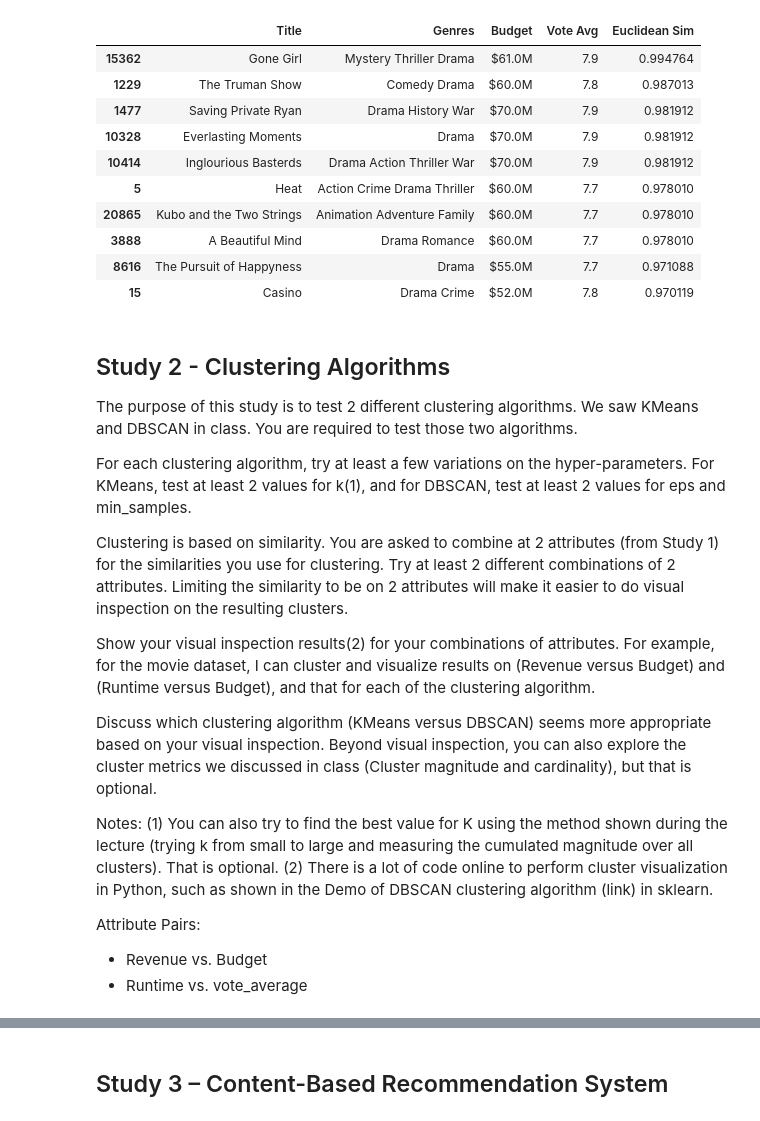
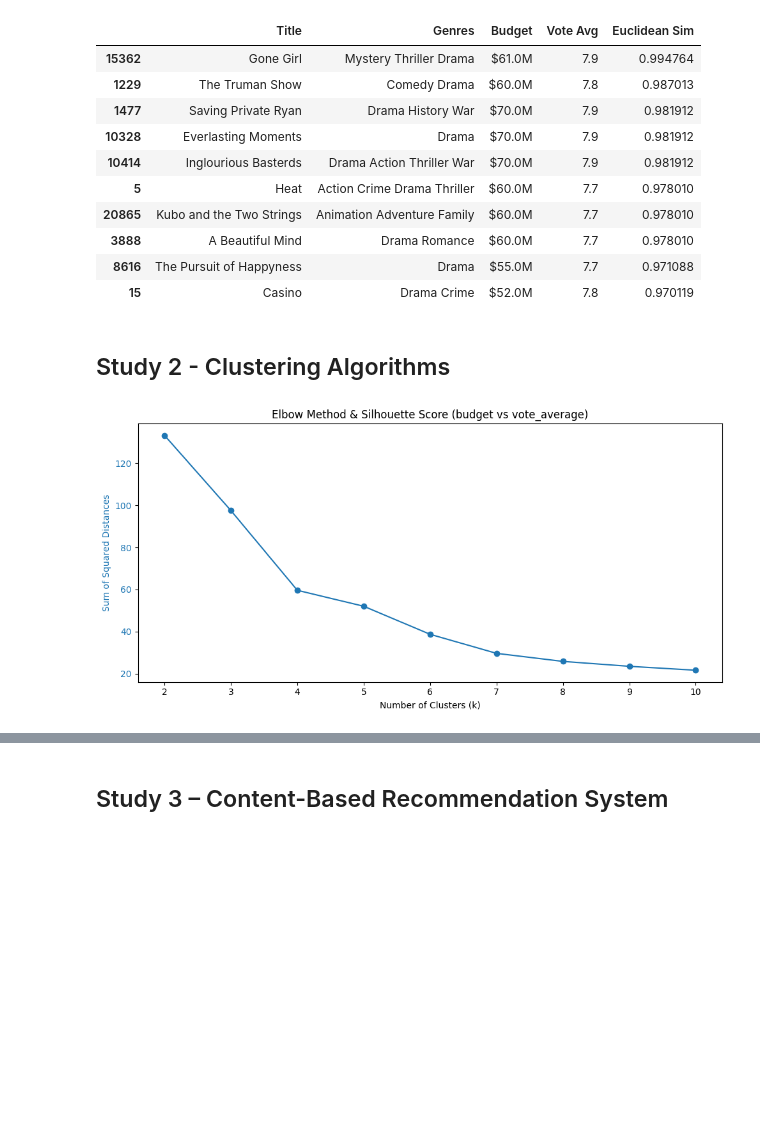
Before and after one commit to JCoji/DataScienceA2, a Jupyter notebook: A4 - Jonthan Cojita, Lucas Gavura.ipynb, the cells around one changed output, grey strips where cells are left out. Cells and saved outputs as stored; diff of their text form; code cells hidden in the pictures; blank space fills up the shorter version.

Commit message:
Completed study 2 w/ writeup, also notebook cleanuo

```diff
--- a/A4 - Jonthan Cojita, Lucas Gavura.ipynb
+++ b/A4 - Jonthan Cojita, Lucas Gavura.ipynb
@@ -561,32 +557,39 @@ Top 10 movies with most similar budget + rating profile:
 | 15 | Casino | Drama Crime | $52.0M | 7.8 | 0.970119 |
 # %% [markdown]
 ## Study 2 - Clustering Algorithms
-
-The purpose of this study is to test 2 different clustering algorithms. We saw KMeans and DBSCAN in
-class. You are required to test those two algorithms.
-
-For each clustering algorithm, try at least a few variations on the hyper-parameters. For KMeans,
-test at least 2 values for k(1), and for DBSCAN, test at least 2 values for eps and min_samples.
-
-Clustering is based on similarity. You are asked to combine at 2 attributes (from Study 1) for the
-similarities you use for clustering. Try at least 2 different combinations of 2 attributes. Limiting the
-similarity to be on 2 attributes will make it easier to do visual inspection on the resulting clusters.
-
-Show your visual inspection results(2) for your combinations of attributes. For example, for the
-movie dataset, I can cluster and visualize results on (Revenue versus Budget) and (Runtime versus
-Budget), and that for each of the clustering algorithm.
-
-Discuss which clustering algorithm (KMeans versus DBSCAN) seems more appropriate based on your
-visual inspection. Beyond visual inspection, you can also explore the cluster metrics we discussed in
-class (Cluster magnitude and cardinality), but that is optional.
-
-Notes:
-(1) You can also try to find the best value for K using the method shown during the lecture (trying
-k from small to large and measuring the cumulated magnitude over all clusters). That is
-optional.
-(2) There is a lot of code online to perform cluster visualization in Python, such as shown in the
-Demo of DBSCAN clustering algorithm (link) in sklearn.
-
-Attribute Pairs:
- - Revenue vs. Budget
- - Runtime vs. vote_average
+# %%
+#Take only selected attributes from dataset (using normalized, imputed columns)
+df1 = df[['budget_filled', 'vote_average_filled']]
+df2 = df[['runtime_filled', 'revenue_filled']]
+
+#Take Train-test split for both
+from sklearn.model_selection import train_test_split
+X1_train, X1_test = train_test_split(df1, test_size=0.2, random_state=42)
+X2_train, X2_test = train_test_split(df2, test_size=0.2, random_state=42)
+# %%
+#Find ideal k for KMeans clustering using elbow method (budget vs vote_average)
+from sklearn.cluster import KMeans
+from sklearn.metrics import silhouette_score
+sum_squared_distances = []
+silhouette_scores = []
+K = range(2, 11)
+for k in K:
+    kmeans = KMeans(n_clusters=k, random_state=42)
+    kmeans.fit(X1_train.dropna())
+    sum_squared_distances.append(kmeans.inertia_)
+    silhouette_scores.append(silhouette_score(X1_train.dropna(), kmeans.labels_))
+
+# Plotting the elbow method results
+fig, ax1 = plt.subplots(figsize=(10, 5))
+color = 'tab:blue'
+ax1.set_xlabel('Number of Clusters (k)')
+ax1.set_ylabel('Sum of Squared Distances', color=color)
+ax1.plot(K, sum_squared_distances, marker='o', color=color, label='Sum of Squared Distances')
+ax1.tick_params(axis='y', labelcolor=color)
+
+
+ax1.set_title('Elbow Method & Silhouette Score (budget vs vote_average)')
+fig.tight_layout()
+plt.show()
+# %% [output]
+[figure, added]
```
Also changed, not shown: parts of 13 cells of this notebook.
